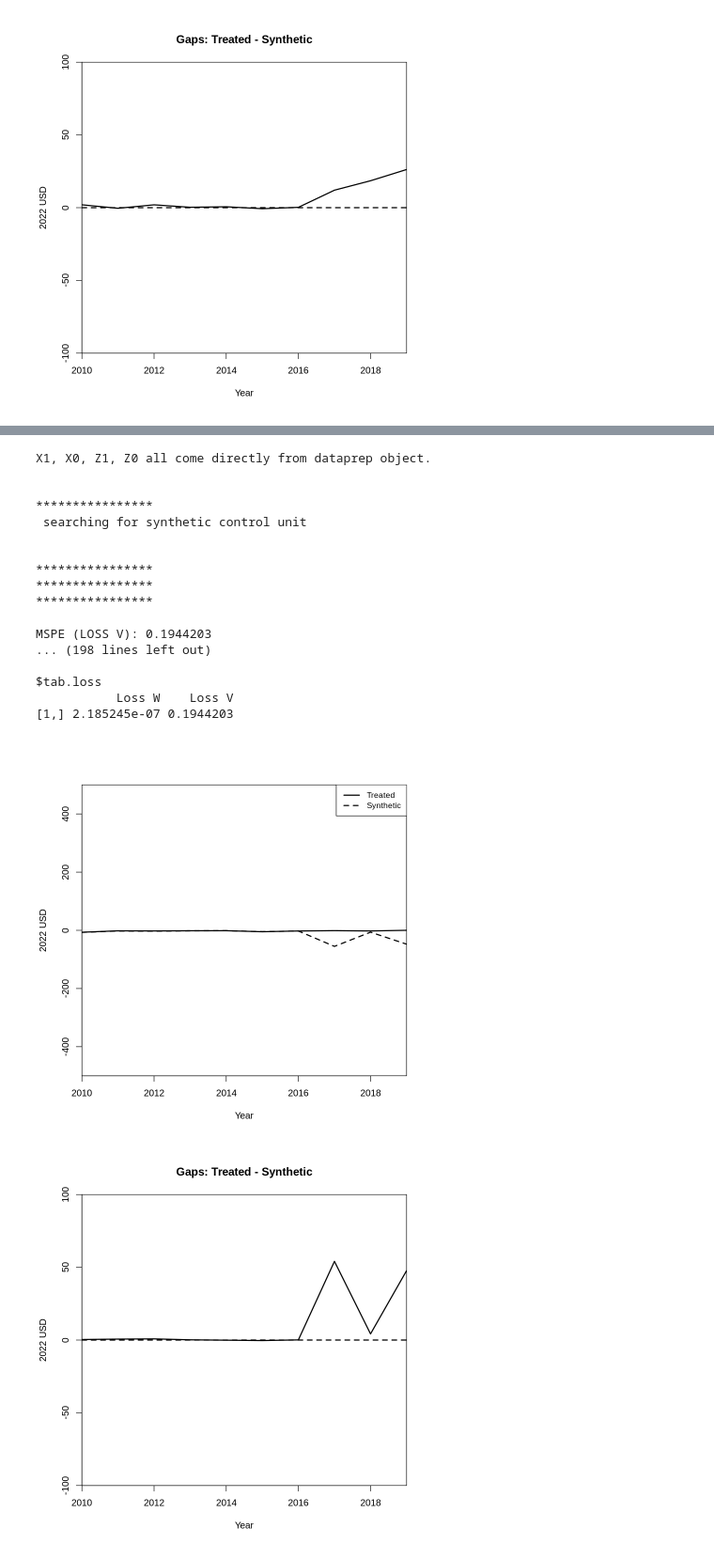
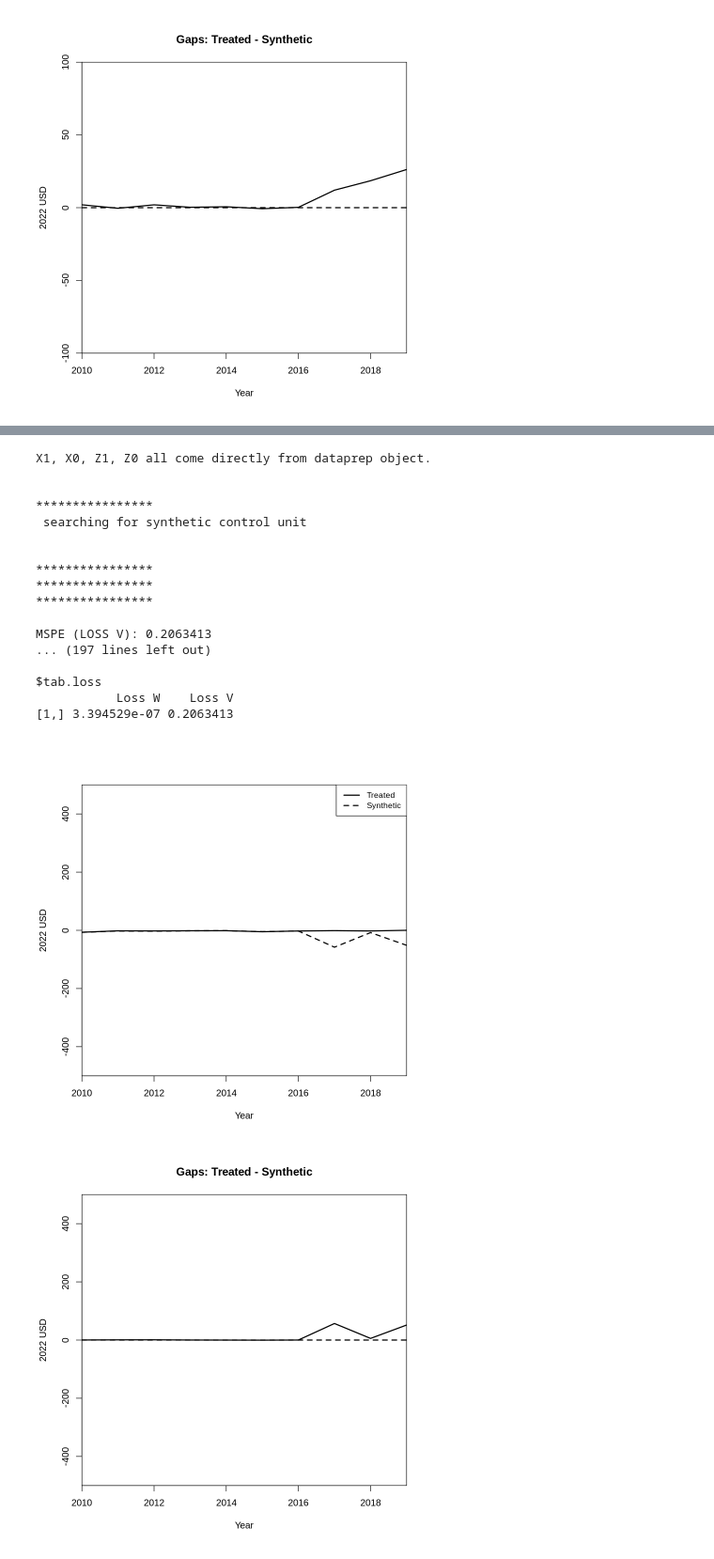
Before and after one commit to ibukunlola/capstone, a Jupyter notebook: model3/synth_cont.ipynb, the cells around one changed output, grey strips where cells are left out. Shown: that part at 94% size. Drawn from its saved outputs; the diff is of its cells as text; code cells hidden in the pictures.

```diff
--- a/model3/synth_cont.ipynb
+++ b/model3/synth_cont.ipynb
@@ -251,7 +266,7 @@ dataprep.out <- dataprep(dd_pc,
                          time.plot = 2010:2019,
                          unit.variable = "X",
                          treatment.identifier = "Afghanistan",
-                         controls.identifier = c(setdiff(1:205, 1))
+                         controls.identifier = c(setdiff(2:205, 137))
                          )
 
 synth.out <- synth(dataprep.out)
@@ -272,7 +287,7 @@ path.plot(dataprep.res = dataprep.out,
 
 gaps.plot(dataprep.res = dataprep.out,
           synth.res = synth.out
-          ,Ylim = c(-100, 100),
+          ,Ylim = c(-500, 500),
           Ylab = '2022 USD',
           Xlab = "Year"
           )
@@ -520,7 +535,7 @@ dataprep.out2 <- dataprep(dd_pc2,
                          time.plot = 2010:2019,
                          unit.variable = "X",
                          treatment.identifier = "Afghanistan",
-                         controls.identifier = c(setdiff(1:166, 1))
+                         controls.identifier = c(setdiff(2:166, 112))
                          )
 
 synth.out2 <- synth(dataprep.out2)
@@ -532,35 +547,35 @@ synth.tables2 <- synth.tab(
 print(synth.tables2)
 
 path.plot(dataprep.res = dataprep.out2,
           synth.res = synth.out2
           ,Ylim = c(-500, 500),
           Ylab = "2022 USD",
           Xlab = "Year"
           )
 
 gaps.plot(dataprep.res = dataprep.out2,
           synth.res = synth.out2
-          ,Ylim = c(-100, 100),
+          ,Ylim = c(-500, 500),
           Ylab = "2022 USD",
           Xlab = "Year"
           )
 # %% [output]
 X1, X0, Z1, Z0 all come directly from dataprep object.
 
 
 ****************
  searching for synthetic control unit
 
 
 ****************
 ****************
 ****************
 
-MSPE (LOSS V): 0.1944203
-... (198 lines left out)
+MSPE (LOSS V): 0.2063413
+... (197 lines left out)
 
 $tab.loss
            Loss W    Loss V
-[1,] 2.185245e-07 0.1944203
+[1,] 3.394529e-07 0.2063413
 [figure]
-[figure, old version]
+[figure, new version]
```
Also changed, not shown: parts of 5 cells of this notebook.
